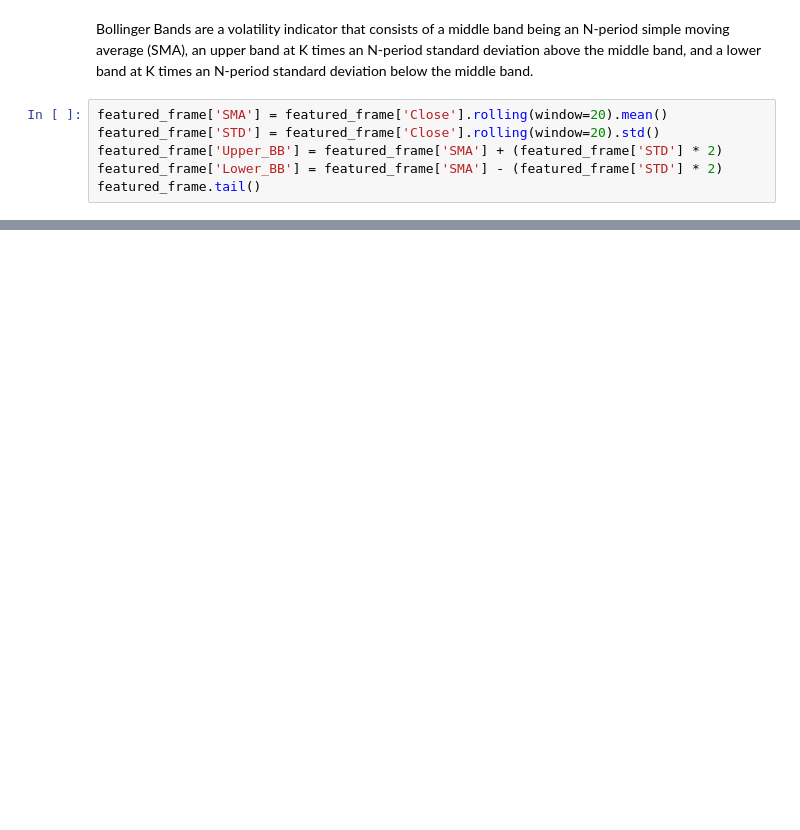
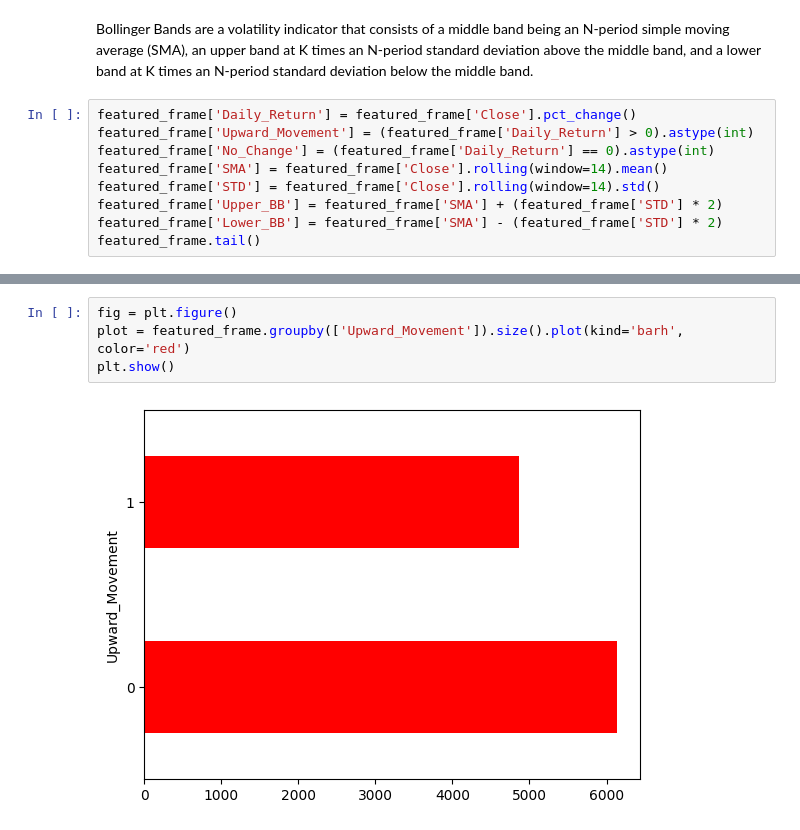
Before and after one commit to Wooshaw/ESE_527_Project, a Jupyter notebook: Stock_Price_Prediction_Model.ipynb, the cells around one changed output, grey strips where cells are left out. Saved outputs shown, nothing was run; the diff lists cells and outputs as text; blank space fills up the shorter version.

```diff
--- a/Stock_Price_Prediction_Model.ipynb
+++ b/Stock_Price_Prediction_Model.ipynb
@@ -183,8 +205,11 @@ featured_frame.tail()
 # %% [markdown]
 Bollinger Bands are a volatility indicator that consists of a middle band being an N-period simple moving average (SMA), an upper band at K times an N-period standard deviation above the middle band, and a lower band at K times an N-period standard deviation below the middle band.
 # %%
-featured_frame['SMA'] = featured_frame['Close'].rolling(window=20).mean()
-featured_frame['STD'] = featured_frame['Close'].rolling(window=20).std()
+featured_frame['Daily_Return'] = featured_frame['Close'].pct_change()
+featured_frame['Upward_Movement'] = (featured_frame['Daily_Return'] > 0).astype(int)
+featured_frame['No_Change'] = (featured_frame['Daily_Return'] == 0).astype(int)
+featured_frame['SMA'] = featured_frame['Close'].rolling(window=14).mean()
+featured_frame['STD'] = featured_frame['Close'].rolling(window=14).std()
 featured_frame['Upper_BB'] = featured_frame['SMA'] + (featured_frame['STD'] * 2)
 featured_frame['Lower_BB'] = featured_frame['SMA'] - (featured_frame['STD'] * 2)
 featured_frame.tail()
@@ -197,0 +218,6 @@ featured_frame.tail()
+# %%
+fig = plt.figure()
+plot = featured_frame.groupby(['Upward_Movement']).size().plot(kind='barh', color='red')
+plt.show()
+# %% [output]
+[figure, added]
```
Also changed, not shown: parts of 34 cells of this notebook.
